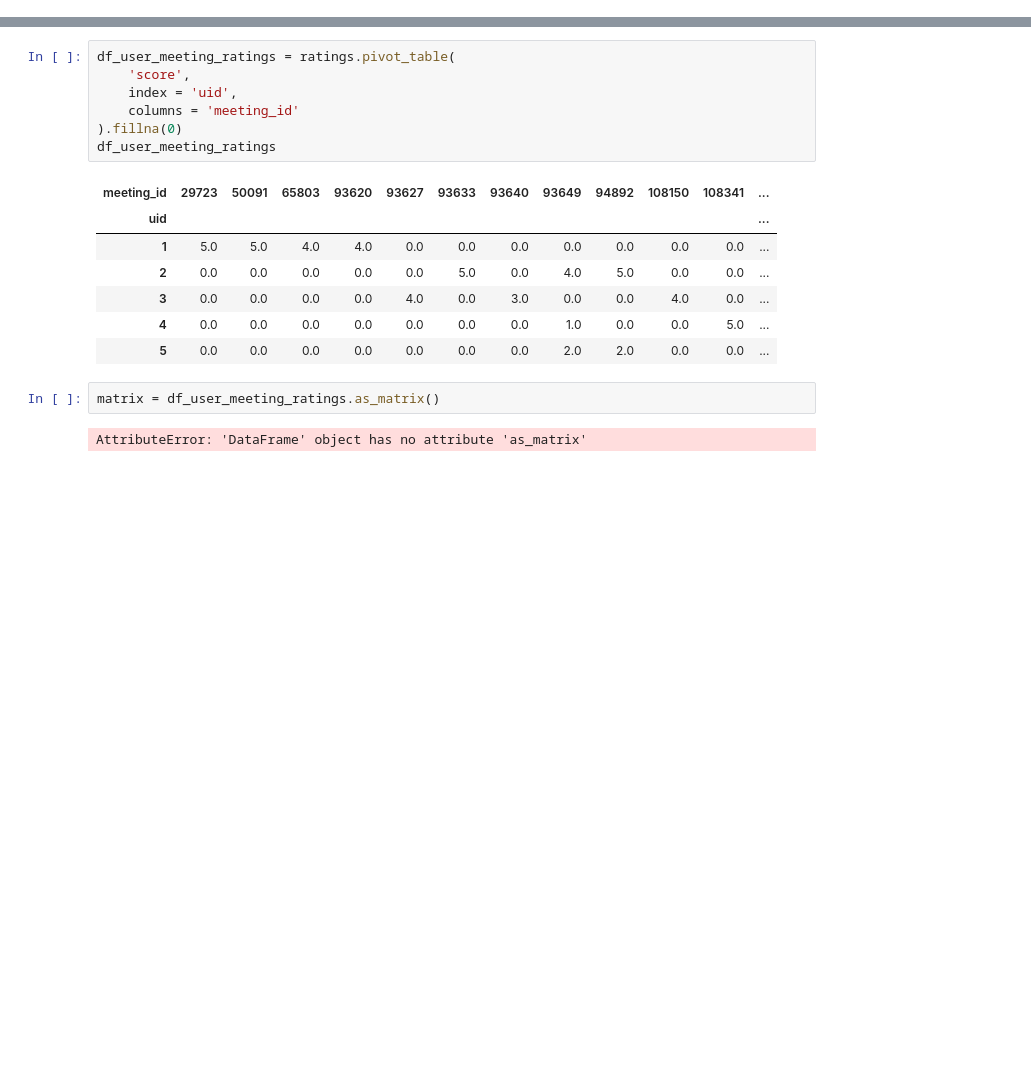
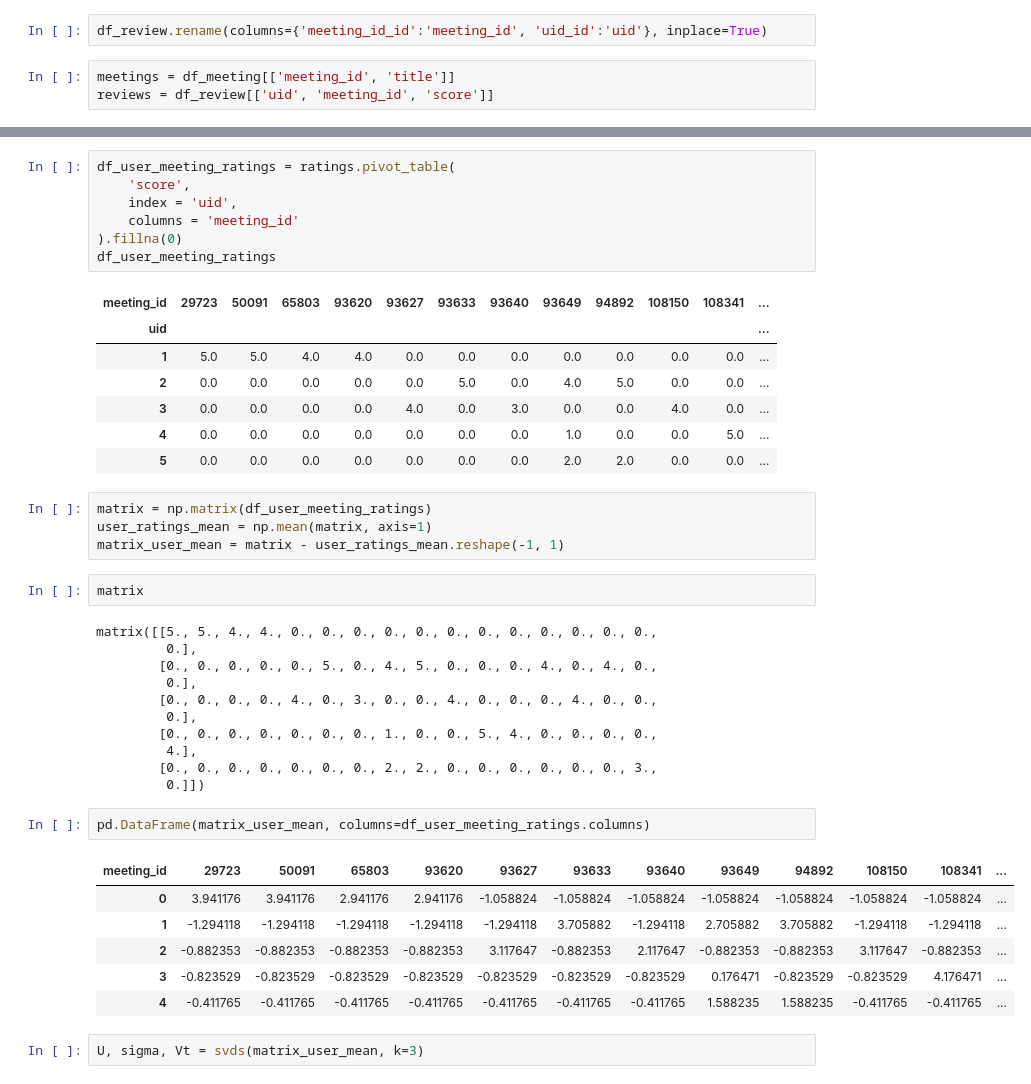
Before and after one commit to sht3898/wiselife, a Jupyter notebook: Data/recommend.ipynb, the cells around one changed output, grey strips where cells are left out. Drawn from its saved outputs; the diff is of its cells as text; blank space fills up the shorter version.

```diff
--- a/Data/recommend.ipynb
+++ b/Data/recommend.ipynb
@@ -320,6 +320,11 @@ V10클라이밍 - 장한평점
 [가정의달] 템프터 명동점에서 핸드드립을 재미있게 즐겨보아요~
 # %% [markdown]
 ## 한 사용자에게 개인 추천을 해주기
+# %%
+df_review.rename(columns={'meeting_id_id':'meeting_id', 'uid_id':'uid'}, inplace=True)
+# %%
+meetings = df_meeting[['meeting_id', 'title']]
+reviews = df_review[['uid', 'meeting_id', 'score']]
 # %%
 ratings = pd.merge(meetings, reviews, on='meeting_id')
 ratings
@@ -356,7 +361,31 @@ df_user_meeting_ratings
 | 3 | 0.0 | 0.0 | 0.0 | 0.0 | 4.0 | 0.0 | 3.0 | 0.0 | 0.0 | 4.0 | 0.0 | ... |
 | 4 | 0.0 | 0.0 | 0.0 | 0.0 | 0.0 | 0.0 | 0.0 | 1.0 | 0.0 | 0.0 | 5.0 | ... |
 | 5 | 0.0 | 0.0 | 0.0 | 0.0 | 0.0 | 0.0 | 0.0 | 2.0 | 2.0 | 0.0 | 0.0 | ... |
+# %%
+matrix = np.matrix(df_user_meeting_ratings)
+user_ratings_mean = np.mean(matrix, axis=1)
+matrix_user_mean = matrix - user_ratings_mean.reshape(-1, 1)
 # %%
-matrix = df_user_meeting_ratings.as_matrix()
+matrix
 # %% [output]
-AttributeError: 'DataFrame' object has no attribute 'as_matrix'
+matrix([[5., 5., 4., 4., 0., 0., 0., 0., 0., 0., 0., 0., 0., 0., 0., 0.,
+         0.],
+        [0., 0., 0., 0., 0., 5., 0., 4., 5., 0., 0., 0., 4., 0., 4., 0.,
+         0.],
+        [0., 0., 0., 0., 4., 0., 3., 0., 0., 4., 0., 0., 0., 4., 0., 0.,
+         0.],
+        [0., 0., 0., 0., 0., 0., 0., 1., 0., 0., 5., 4., 0., 0., 0., 0.,
+         4.],
+        [0., 0., 0., 0., 0., 0., 0., 2., 2., 0., 0., 0., 0., 0., 0., 3.,
+         0.]])
+# %%
+pd.DataFrame(matrix_user_mean, columns=df_user_meeting_ratings.columns)
+# %% [output]
+| meeting_id | 29723 | 50091 | 65803 | 93620 | 93627 | 93633 | 93640 | 93649 | 94892 | 108150 | 108341 | ... |
+| 0 | 3.941176 | 3.941176 | 2.941176 | 2.941176 | -1.058824 | -1.058824 | -1.058824 | -1.058824 | -1.058824 | -1.058824 | -1.058824 | ... |
+| 1 | -1.294118 | -1.294118 | -1.294118 | -1.294118 | -1.294118 | 3.705882 | -1.294118 | 2.705882 | 3.705882 | -1.294118 | -1.294118 | ... |
+| 2 | -0.882353 | -0.882353 | -0.882353 | -0.882353 | 3.117647 | -0.882353 | 2.117647 | -0.882353 | -0.882353 | 3.117647 | -0.882353 | ... |
+| 3 | -0.823529 | -0.823529 | -0.823529 | -0.823529 | -0.823529 | -0.823529 | -0.823529 | 0.176471 | -0.823529 | -0.823529 | 4.176471 | ... |
+| 4 | -0.411765 | -0.411765 | -0.411765 | -0.411765 | -0.411765 | -0.411765 | -0.411765 | 1.588235 | 1.588235 | -0.411765 | -0.411765 | ... |
+# %%
+U, sigma, Vt = svds(matrix_user_mean, k=3)
```
Also changed, not shown: parts of 9 cells of this notebook, 2 other files.
